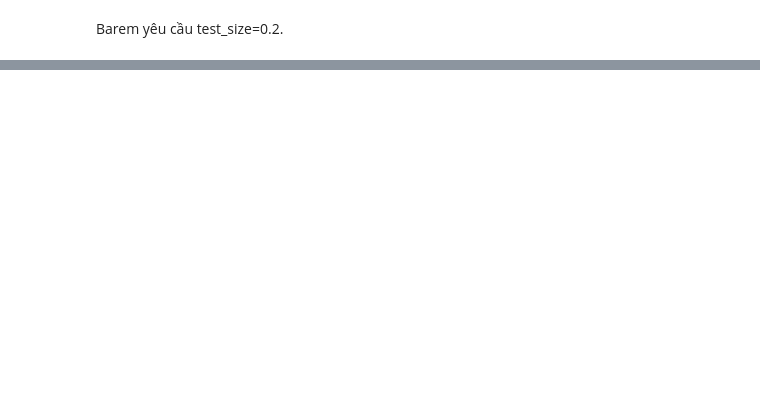
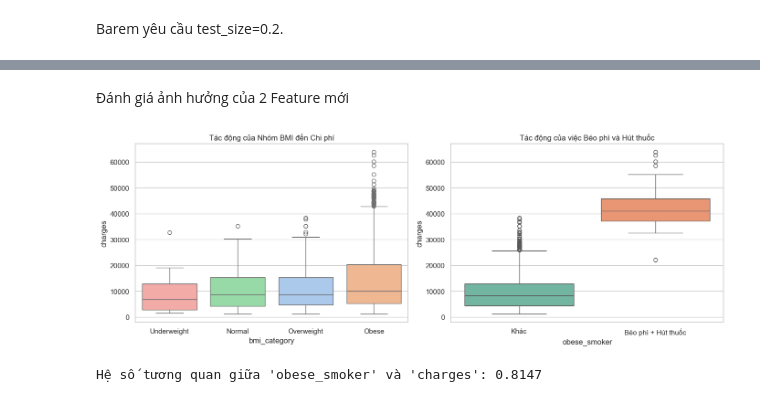
Before and after one commit to donguyen6c/Medical-Insurance, a Jupyter notebook: notebooks/venv_pycaret/project_analysis.ipynb, the cells around one changed output, grey strips where cells are left out. Drawn from its saved outputs; the diff is of its cells as text; code cells hidden in the pictures; blank space fills up the shorter version.

Commit message:
Đánh giá 2 features

```diff
--- a/notebooks/venv_pycaret/project_analysis.ipynb
+++ b/notebooks/venv_pycaret/project_analysis.ipynb
@@ -314,0 +301,44 @@ ModuleNotFoundError: No module named 'sklearn'
+# %% [markdown]
+Đánh giá ảnh hưởng của 2 Feature mới
+# %%
+import matplotlib.pyplot as plt
+import seaborn as sns
+
+fig, axes = plt.subplots(1, 2, figsize=(14, 5))
+
+# 1. Đánh giá bmi_category
+sns.boxplot(
+    x='bmi_category',
+    y='charges',
+    data=df_fe,
+    order=['Underweight', 'Normal', 'Overweight', 'Obese'],
+    ax=axes[0],
+    palette='pastel',
+    hue='bmi_category',
+    legend=False
+)
+axes[0].set_title('Tác động của Nhóm BMI đến Chi phí')
+
+# 2. Đánh giá obese_smoker
+sns.boxplot(
+    x='obese_smoker',
+    y='charges',
+    data=df_fe,
+    ax=axes[1],
+    palette='Set2',
+    hue='obese_smoker',
+    legend=False
+)
+axes[1].set_xticks([0, 1])
+axes[1].set_xticklabels(['Khác', 'Béo phì + Hút thuốc'])
+axes[1].set_title('Tác động của việc Béo phì và Hút thuốc')
+
+plt.tight_layout()
+plt.show()
+
+# Tính tương quan của biến mới với charges
+corr_obese_smoker = df_fe['obese_smoker'].corr(df_fe['charges'])
+print(f"Hệ số tương quan giữa 'obese_smoker' và 'charges': {corr_obese_smoker:.4f}")
+# %% [output]
+[figure, added]
+Hệ số tương quan giữa 'obese_smoker' và 'charges': 0.8147
```
Also changed, not shown: parts of 6 cells of this notebook.
